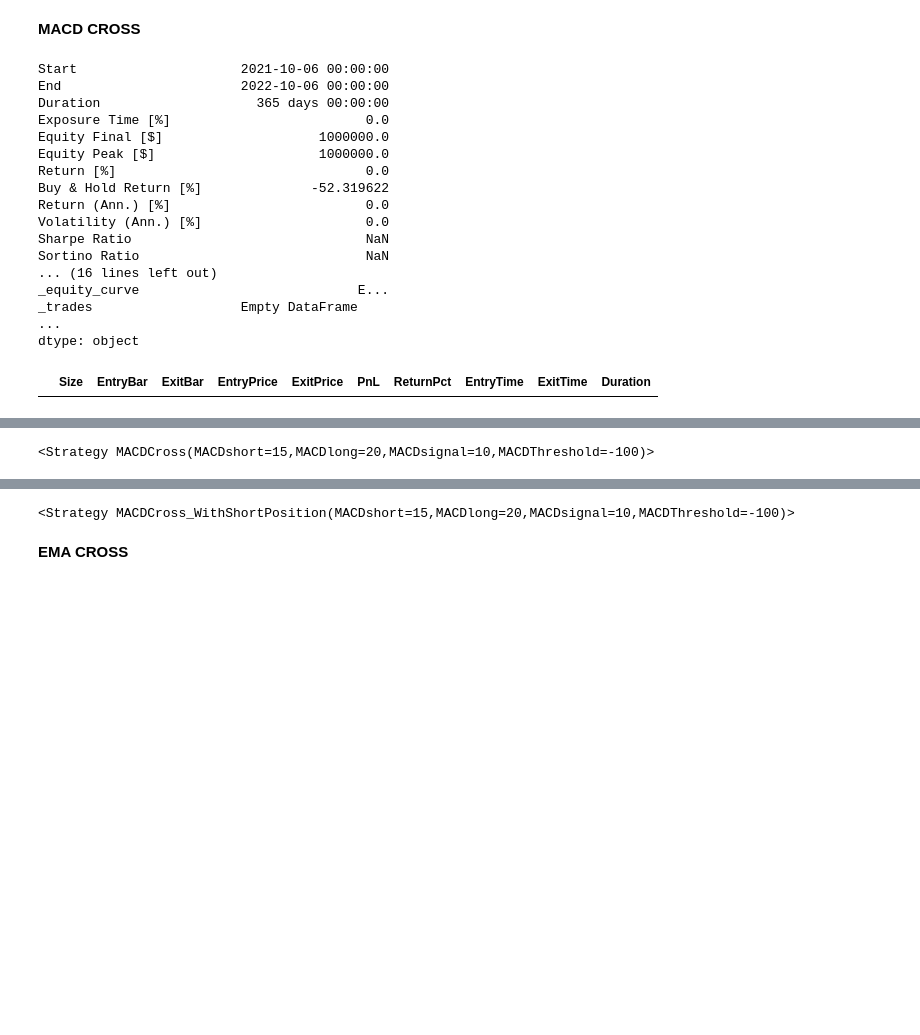
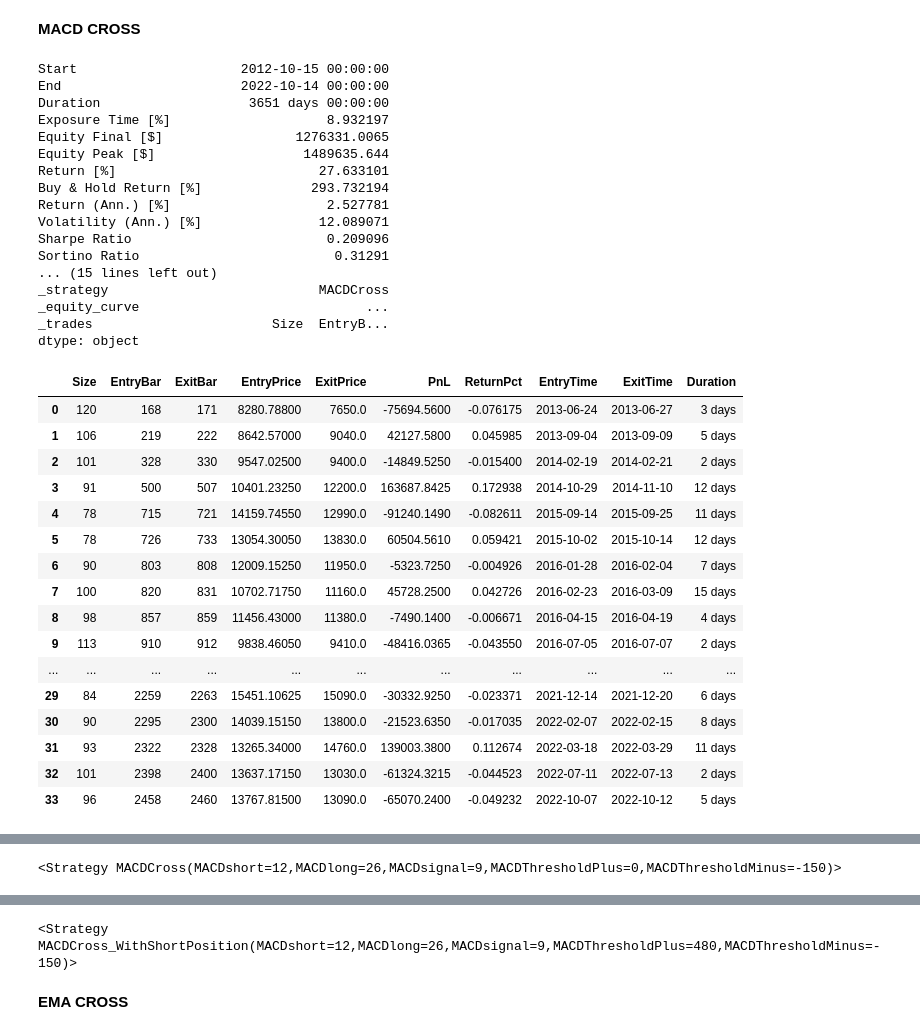
Before and after one commit to simari1/SystemTrade, a Jupyter notebook: Backtesting.py/0_DoBacktesting_Original.ipynb, the cells around one changed output, grey strips where cells are left out. Drawn from its saved outputs; the diff is of its cells as text; code cells hidden in the pictures; blank space fills up the shorter version.

```diff
--- a/Backtesting.py/0_DoBacktesting_Original.ipynb
+++ b/Backtesting.py/0_DoBacktesting_Original.ipynb
@@ -17,17 +17,17 @@ import BacktestingStrategies.Optimization as opt
 #https://www.sbisec.co.jp/ETGate/WPLETmgR001Control?OutSide=on&getFlg=on&burl=search_domestic&cat1=domestic&cat2=none&dir=info&file=domestic_info150818_01.html
 #https://www.morningstar.co.jp/etf_foreign/search.jsp
 # start = datetime.date(2021,1,1)
-start = datetime.datetime.today() + relativedelta.relativedelta(years=-1)
+start = datetime.datetime.today() + relativedelta.relativedelta(years=-10)
 end = datetime.date.today()
 # data = web.DataReader('7203.T', 'yahoo', start, end)  #toyota
 # data = web.DataReader('1321.T', 'yahoo', start, end)  #(NEXT FUNDS)日経225連動型上場投信
-# data = web.DataReader('1570.T', 'yahoo', start, end)  #NEXT FUNDS 日経平均レバレッジ・インデックス連動型上場投信
+data = web.DataReader('1570.T', 'yahoo', start, end)  #NEXT FUNDS 日経平均レバレッジ・インデックス連動型上場投信
 # data = web.DataReader('1357.T', 'yahoo', start, end)  #NEXT FUNDS 日経平均ダブルインバース・インデックス連動型上場投信
 # data = web.DataReader('2558.T', 'yahoo', start, end)  #MAXIS 米国株式(S&P500)上場投信
 # data = web.DataReader('2631.T', 'yahoo', start, end)  #MAXIS ナスダック100上場投信
 # data = web.DataReader('2559.T', 'yahoo', start, end)    #MAXIS 全世界株式(オール・カントリー)上場投信
 
-data = web.DataReader('BTC-JPY', 'yahoo', start, end)   #Bitcoin
+# data = web.DataReader('BTC-JPY', 'yahoo', start, end)   #Bitcoin
 data = data.astype("double")
 print(data)
 
@@ -98,51 +96,68 @@ bt = Backtest(
     exclusive_orders=True, #自動でポジションをクローズ(オープン)
 )
 execute_backtest(bt)
 
 #最適化
 opt_params = {
-    "MACDshort": range(10, 25, 5),\
-    "MACDlong": range(10, 75, 10),\
-    "MACDsignal": range(10, 15, 5),\
-    "MACDThreshold": range(-100, 100, 10),\
-    "maximize": opt.optim_func,\
+    "MACDshort": range(12, 13, 1),\
+    "MACDlong": range(26, 27, 1),\
+    "MACDsignal": range(9, 10, 1),\
+    "MACDThresholdPlus": range(0, 500, 10),\
+    "MACDThresholdMinus": range(0, -500, -10),\
+    "maximize":"Equity Final [$]",\
     "method": 'grid',\
     "constraint": lambda x: (x.MACDlong > x.MACDshort) & (x.MACDshort > x.MACDsignal),\
     "max_tries": 1000
 }
 execute_optimize(bt, opt_params)
 
 if position == 1:
     # バックテストを設定
     bt = Backtest(
         data, # チャートデータ
         btstMACD.MACDCross_WithShortPosition, # 売買戦略
         cash=initial, # 最初の所持金
         commission=0.00495, # 取引手数料
         margin=1.0, # レバレッジ倍率の逆数（0.5で2倍レバレッジ）
         trade_on_close=False, # True：現在の終値で取引，False：次の時間の始値で取引
         exclusive_orders=True, #自動でポジションをクローズ(オープン)
     )
     execute_backtest(bt)
 
     #最適化
     execute_optimize(bt, opt_params)
 # %% [output]
-Start                     2021-10-06 00:00:00
-End                       2022-10-06 00:00:00
-Duration                    365 days 00:00:00
-Exposure Time [%]                         0.0
-Equity Final [$]                    1000000.0
-Equity Peak [$]                     1000000.0
-Return [%]                                0.0
-Buy & Hold Return [%]              -52.319622
-Return (Ann.) [%]                         0.0
-Volatility (Ann.) [%]                     0.0
-Sharpe Ratio                              NaN
-Sortino Ratio                             NaN
-... (16 lines left out)
-_equity_curve                            E...
-_trades                   Empty DataFrame
-...
+Start                     2012-10-15 00:00:00
+End                       2022-10-14 00:00:00
+Duration                   3651 days 00:00:00
+Exposure Time [%]                    8.932197
+Equity Final [$]                 1276331.0065
+Equity Peak [$]                   1489635.644
+Return [%]                          27.633101
+Buy & Hold Return [%]              293.732194
+Return (Ann.) [%]                    2.527781
+Volatility (Ann.) [%]               12.089071
+Sharpe Ratio                         0.209096
+Sortino Ratio                         0.31291
+... (15 lines left out)
+_strategy                           MACDCross
+_equity_curve                             ...
+_trades                       Size  EntryB...
 dtype: object
 |  | Size | EntryBar | ExitBar | EntryPrice | ExitPrice | PnL | ReturnPct | EntryTime | ExitTime | Duration |
+| 0 | 120 | 168 | 171 | 8280.78800 | 7650.0 | -75694.5600 | -0.076175 | 2013-06-24 | 2013-06-27 | 3 days |
+| 1 | 106 | 219 | 222 | 8642.57000 | 9040.0 | 42127.5800 | 0.045985 | 2013-09-04 | 2013-09-09 | 5 days |
+| 2 | 101 | 328 | 330 | 9547.02500 | 9400.0 | -14849.5250 | -0.015400 | 2014-02-19 | 2014-02-21 | 2 days |
+| 3 | 91 | 500 | 507 | 10401.23250 | 12200.0 | 163687.8425 | 0.172938 | 2014-10-29 | 2014-11-10 | 12 days |
+| 4 | 78 | 715 | 721 | 14159.74550 | 12990.0 | -91240.1490 | -0.082611 | 2015-09-14 | 2015-09-25 | 11 days |
+| 5 | 78 | 726 | 733 | 13054.30050 | 13830.0 | 60504.5610 | 0.059421 | 2015-10-02 | 2015-10-14 | 12 days |
+| 6 | 90 | 803 | 808 | 12009.15250 | 11950.0 | -5323.7250 | -0.004926 | 2016-01-28 | 2016-02-04 | 7 days |
+| 7 | 100 | 820 | 831 | 10702.71750 | 11160.0 | 45728.2500 | 0.042726 | 2016-02-23 | 2016-03-09 | 15 days |
+| 8 | 98 | 857 | 859 | 11456.43000 | 11380.0 | -7490.1400 | -0.006671 | 2016-04-15 | 2016-04-19 | 4 days |
+| 9 | 113 | 910 | 912 | 9838.46050 | 9410.0 | -48416.0365 | -0.043550 | 2016-07-05 | 2016-07-07 | 2 days |
+| ... | ... | ... | ... | ... | ... | ... | ... | ... | ... | ... |
+| 29 | 84 | 2259 | 2263 | 15451.10625 | 15090.0 | -30332.9250 | -0.023371 | 2021-12-14 | 2021-12-20 | 6 days |
+| 30 | 90 | 2295 | 2300 | 14039.15150 | 13800.0 | -21523.6350 | -0.017035 | 2022-02-07 | 2022-02-15 | 8 days |
+| 31 | 93 | 2322 | 2328 | 13265.34000 | 14760.0 | 139003.3800 | 0.112674 | 2022-03-18 | 2022-03-29 | 11 days |
+| 32 | 101 | 2398 | 2400 | 13637.17150 | 13030.0 | -61324.3215 | -0.044523 | 2022-07-11 | 2022-07-13 | 2 days |
+| 33 | 96 | 2458 | 2460 | 13767.81500 | 13090.0 | -65070.2400 | -0.049232 | 2022-10-07 | 2022-10-12 | 5 days |
@@ -167 +198 @@ dtype: object
-<Strategy MACDCross(MACDshort=15,MACDlong=20,MACDsignal=10,MACDThreshold=-100)>
+<Strategy MACDCross(MACDshort=12,MACDlong=26,MACDsignal=9,MACDThresholdPlus=0,MACDThresholdMinus=-150)>
@@ -204,4 +267,4 @@ dtype: object
-<Strategy MACDCross_WithShortPosition(MACDshort=15,MACDlong=20,MACDsignal=10,MACDThreshold=-100)>
+<Strategy MACDCross_WithShortPosition(MACDshort=12,MACDlong=26,MACDsignal=9,MACDThresholdPlus=480,MACDThresholdMinus=-150)>
 # %% [markdown]
 **EMA CROSS**
 # %%
```
Also changed, not shown: parts of 8 cells of this notebook, 3 other files.
